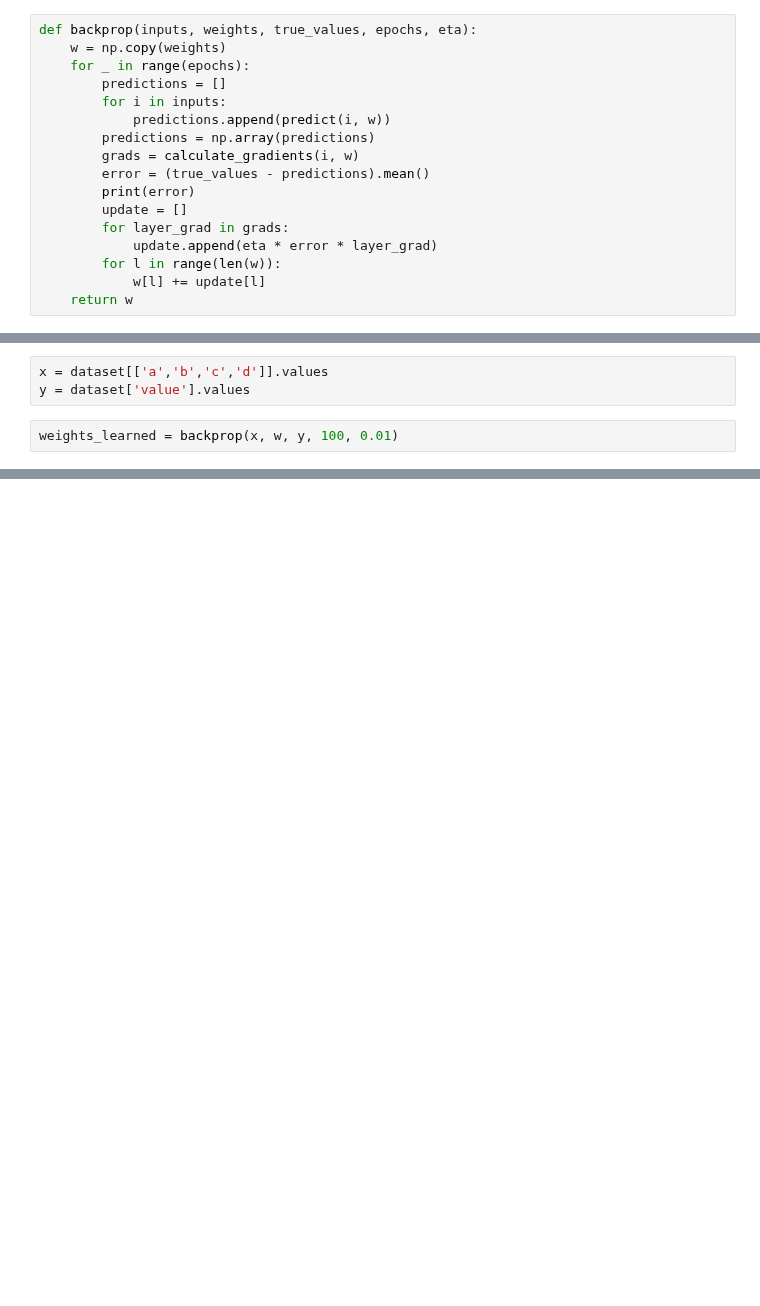
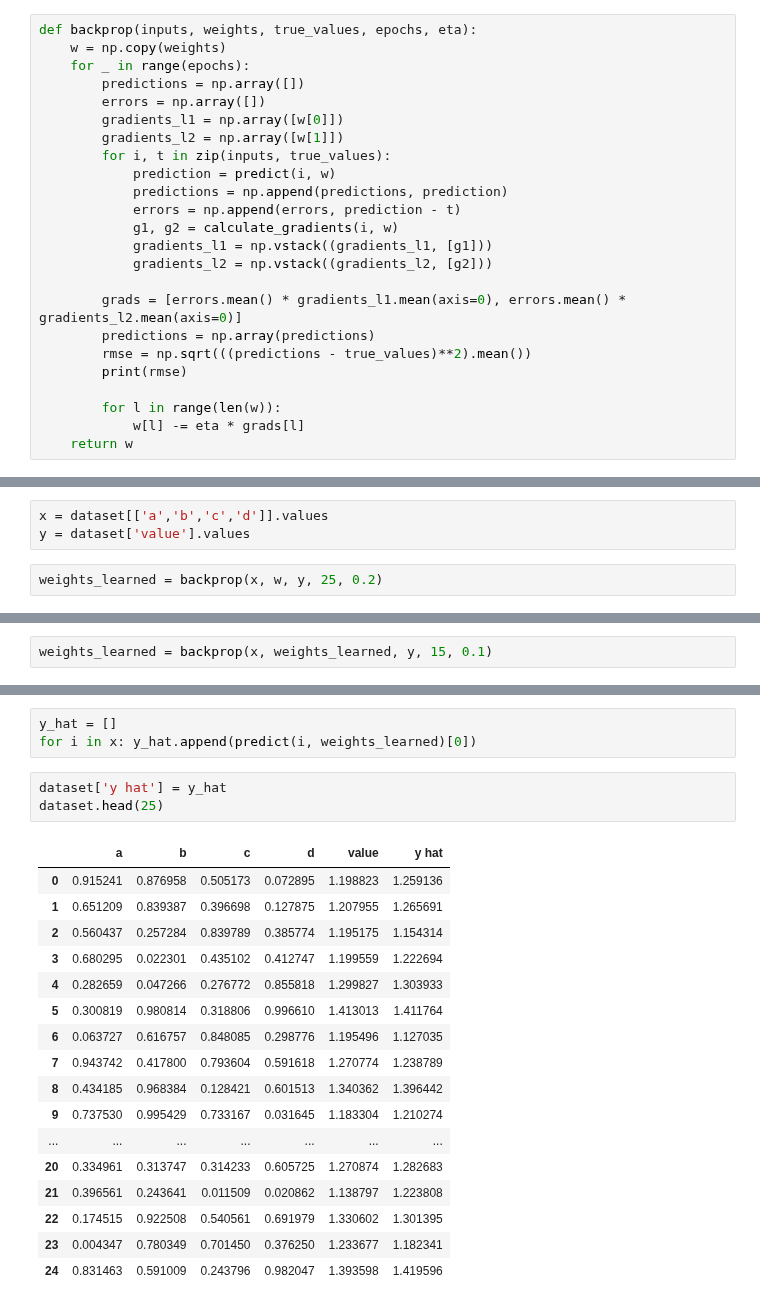
Before and after one commit to IanRDavies/data-science-tutorials, a Jupyter notebook: Neural Networks/02. Multi-Layer Perceptrons (Neural Networks).ipynb, the cells around one changed output, grey strips where cells are left out. Cells and saved outputs as stored; diff of their text form; blank space fills up the shorter version.

```diff
--- a/Neural Networks/02. Multi-Layer Perceptrons (Neural Networks).ipynb
+++ b/Neural Networks/02. Multi-Layer Perceptrons (Neural Networks).ipynb
@@ -316,16 +364,23 @@ calculate_gradients(i, w)
 def backprop(inputs, weights, true_values, epochs, eta):
     w = np.copy(weights)
     for _ in range(epochs):
-        predictions = []
-        for i in inputs:
-            predictions.append(predict(i, w))
+        predictions = np.array([])
+        errors = np.array([])
+        gradients_l1 = np.array([w[0]])
+        gradients_l2 = np.array([w[1]])
+        for i, t in zip(inputs, true_values):
+            prediction = predict(i, w)
+            predictions = np.append(predictions, prediction)
+            errors = np.append(errors, prediction - t)
+            g1, g2 = calculate_gradients(i, w)
+            gradients_l1 = np.vstack((gradients_l1, [g1]))
+            gradients_l2 = np.vstack((gradients_l2, [g2]))
+
+        grads = [errors.mean() * gradients_l1.mean(axis=0), errors.mean() * gradients_l2.mean(axis=0)]
         predictions = np.array(predictions)
-        grads = calculate_gradients(i, w)
-        error = (true_values - predictions).mean()
-        print(error)
-        update = []
-        for layer_grad in grads:
-            update.append(eta * error * layer_grad)
+        rmse = np.sqrt(((predictions - true_values)**2).mean())
+        print(rmse)
+
         for l in range(len(w)):
-            w[l] += update[l]
+            w[l] -= eta * grads[l]
     return w
@@ -333,5 +390,5 @@ def backprop(inputs, weights, true_values, epochs, eta):
 x = dataset[['a','b','c','d']].values
 y = dataset['value'].values
 # %%
-weights_learned = backprop(x, w, y, 100, 0.01)
+weights_learned = backprop(x, w, y, 25, 0.2)
 # %% [output]
@@ -354,0 +418,2 @@ weights_learned = backprop(x, w, y, 100, 0.01)
+# %%
+weights_learned = backprop(x, weights_learned, y, 15, 0.1)
@@ -354,0 +440,24 @@ weights_learned = backprop(x, w, y, 100, 0.01)
+# %%
+y_hat = []
+for i in x: y_hat.append(predict(i, weights_learned)[0])
+# %%
+dataset['y hat'] = y_hat
+dataset.head(25)
+# %% [output]
+|  | a | b | c | d | value | y hat |
+| 0 | 0.915241 | 0.876958 | 0.505173 | 0.072895 | 1.198823 | 1.259136 |
+| 1 | 0.651209 | 0.839387 | 0.396698 | 0.127875 | 1.207955 | 1.265691 |
+| 2 | 0.560437 | 0.257284 | 0.839789 | 0.385774 | 1.195175 | 1.154314 |
+| 3 | 0.680295 | 0.022301 | 0.435102 | 0.412747 | 1.199559 | 1.222694 |
+| 4 | 0.282659 | 0.047266 | 0.276772 | 0.855818 | 1.299827 | 1.303933 |
+| 5 | 0.300819 | 0.980814 | 0.318806 | 0.996610 | 1.413013 | 1.411764 |
+| 6 | 0.063727 | 0.616757 | 0.848085 | 0.298776 | 1.195496 | 1.127035 |
+| 7 | 0.943742 | 0.417800 | 0.793604 | 0.591618 | 1.270774 | 1.238789 |
+| 8 | 0.434185 | 0.968384 | 0.128421 | 0.601513 | 1.340362 | 1.396442 |
+| 9 | 0.737530 | 0.995429 | 0.733167 | 0.031645 | 1.183304 | 1.210274 |
+| ... | ... | ... | ... | ... | ... | ... |
+| 20 | 0.334961 | 0.313747 | 0.314233 | 0.605725 | 1.270874 | 1.282683 |
+| 21 | 0.396561 | 0.243641 | 0.011509 | 0.020862 | 1.138797 | 1.223808 |
+| 22 | 0.174515 | 0.922508 | 0.540561 | 0.691979 | 1.330602 | 1.301395 |
+| 23 | 0.004347 | 0.780349 | 0.701450 | 0.376250 | 1.233677 | 1.182341 |
+| 24 | 0.831463 | 0.591009 | 0.243796 | 0.982047 | 1.393598 | 1.419596 |
```
Also changed, not shown: parts of 21 cells of this notebook.
